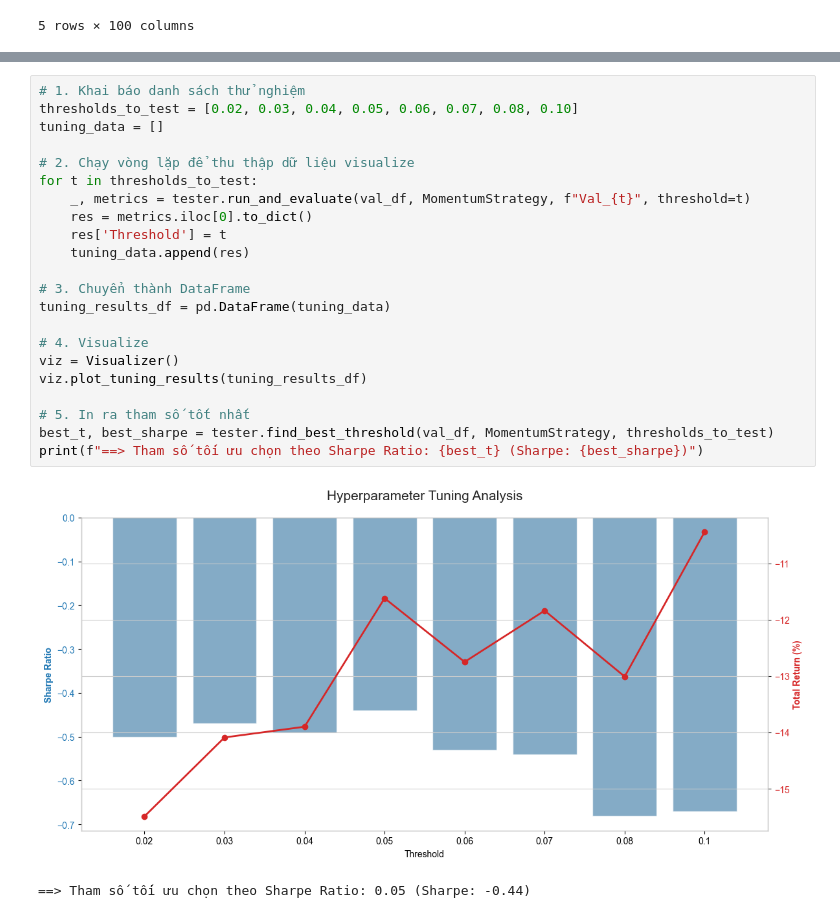
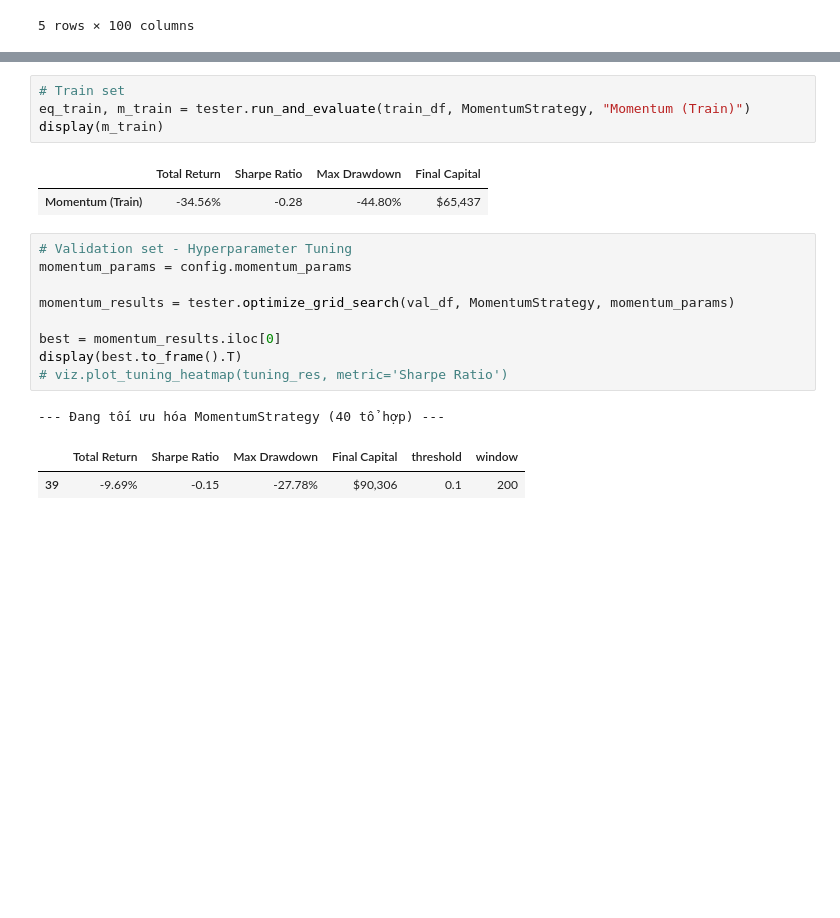
Before and after one commit to buibaongan/CF_Ngan23280071_Dung23280048, a Jupyter notebook: notebook/main.ipynb, the cells around one changed output, grey strips where cells are left out. Drawn from its saved outputs; the diff is of its cells as text; blank space fills up the shorter version.

```diff
--- a/notebook/main.ipynb
+++ b/notebook/main.ipynb
@@ -139,25 +130,20 @@ thresholds_to_test = [0.02, 0.03, 0.04, 0.05, 0.06, 0.07, 0.08, 0.10] #
+# %%
+# Train set
+eq_train, m_train = tester.run_and_evaluate(train_df, MomentumStrategy, "Momentum (Train)")
+display(m_train)
+# %% [output]
+|  | Total Return | Sharpe Ratio | Max Drawdown | Final Capital |
+| Momentum (Train) | -34.56% | -0.28 | -44.80% | $65,437 |
 # %%
-# 1. Khai báo danh sách thử nghiệm
-thresholds_to_test = [0.02, 0.03, 0.04, 0.05, 0.06, 0.07, 0.08, 0.10]
-tuning_data = []
+# Validation set - Hyperparameter Tuning
+momentum_params = config.momentum_params
 
-# 2. Chạy vòng lặp để thu thập dữ liệu visualize
-for t in thresholds_to_test:
-    _, metrics = tester.run_and_evaluate(val_df, MomentumStrategy, f"Val_{t}", threshold=t)
-    res = metrics.iloc[0].to_dict()
-    res['Threshold'] = t
-    tuning_data.append(res)
+momentum_results = tester.optimize_grid_search(val_df, MomentumStrategy, momentum_params)
 
-# 3. Chuyển thành DataFrame
-tuning_results_df = pd.DataFrame(tuning_data)
-
-# 4. Visualize
-viz = Visualizer()
-viz.plot_tuning_results(tuning_results_df)
-
-# 5. In ra tham số tốt nhất
-best_t, best_sharpe = tester.find_best_threshold(val_df, MomentumStrategy, thresholds_to_test)
-print(f"==> Tham số tối ưu chọn theo Sharpe Ratio: {best_t} (Sharpe: {best_sharpe})")
+best = momentum_results.iloc[0]
+display(best.to_frame().T)
+# viz.plot_tuning_heatmap(tuning_res, metric='Sharpe Ratio')
 # %% [output]
-[figure, removed]
-==> Tham số tối ưu chọn theo Sharpe Ratio: 0.05 (Sharpe: -0.44)
+--- Đang tối ưu hóa MomentumStrategy (40 tổ hợp) ---
+|  | Total Return | Sharpe Ratio | Max Drawdown | Final Capital | threshold | window |
+| 39 | -9.69% | -0.15 | -27.78% | $90,306 | 0.1 | 200 |
```
Also changed, not shown: parts of 25 cells of this notebook, 8 other files.
